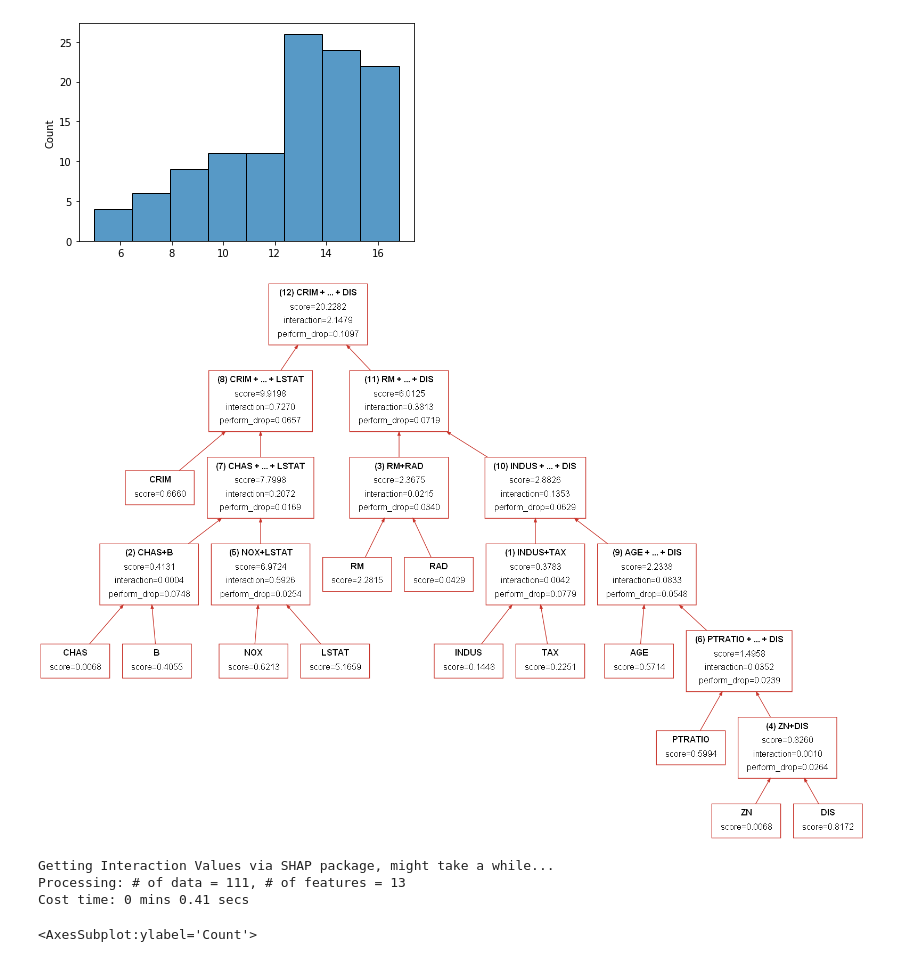
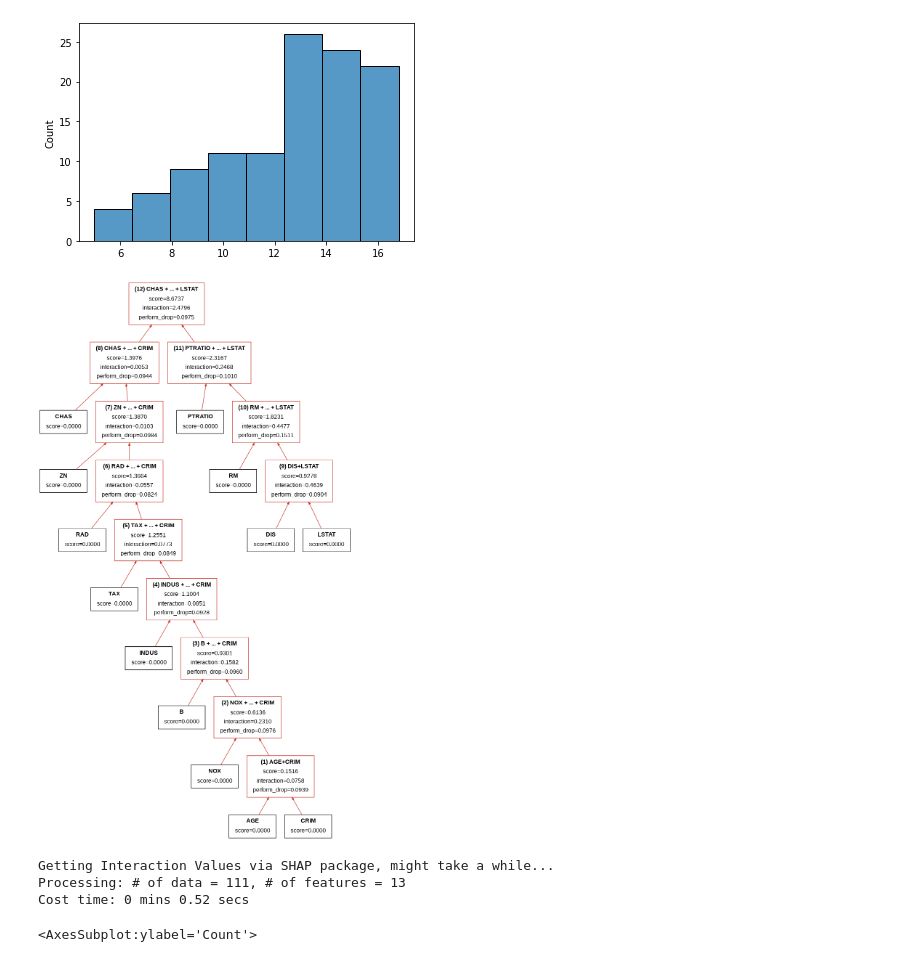
Before and after one commit to simonjisu/FeatureInteractionTree, a Jupyter notebook: notebooks/Finer Granularity Explanation.ipynb, the cells around one changed output. Cells and saved outputs as stored; diff of their text form; code cells hidden in the pictures.

```diff
--- a/notebooks/Finer Granularity Explanation.ipynb
+++ b/notebooks/Finer Granularity Explanation.ipynb
@@ -450,7 +451,7 @@ test performance is 0.7719
 # %%
 # get tree from group 0
 group_id = 0
-shap_interactions = tree_builder.shap_interaction_values(group_id=group_id)
+shap_interactions_g0 = tree_builder.shap_interaction_values(group_id=group_id)
 # %% [output]
 Getting Interaction Values via SHAP package, might take a while...
 Processing: # of data = 113, # of features = 13
@@ -462,26 +463,27 @@ sns.histplot(dataset[group_id]['y_train'])
 [figure]
 # %%
 tree = tree_builder.build(
-    score_method='abs',
-    shap_interactions=shap_interactions,
-    n_select_scores=5,
+    score_method='abs_interaction',
+    shap_interactions=shap_interactions_g0,
+    n_select_scores=10,
     n_select_performance=5,
     max_iter=None,
-    initialize=None,
+    initialize='random',
+    filter_method='sort',
     rt_only_best=True
 )
 img = tree.show_tree(feature_names=dataset.feature_names)
 display(img)
 # %% [output]
-[figure, old version]
+[figure, new version]
 # %%
 # get tree from group 3
 group_id = 3
-shap_interactions = tree_builder.shap_interaction_values(group_id=group_id)
+shap_interactions_g3 = tree_builder.shap_interaction_values(group_id=group_id)
 # %% [output]
 Getting Interaction Values via SHAP package, might take a while...
 Processing: # of data = 111, # of features = 13
-Cost time: 0 mins 0.41 secs
+Cost time: 0 mins 0.52 secs
 # %%
 sns.histplot(dataset[group_id]['y_train'])
 # %% [output]
```
Also changed, not shown: parts of 20 cells of this notebook, 1 other file.
